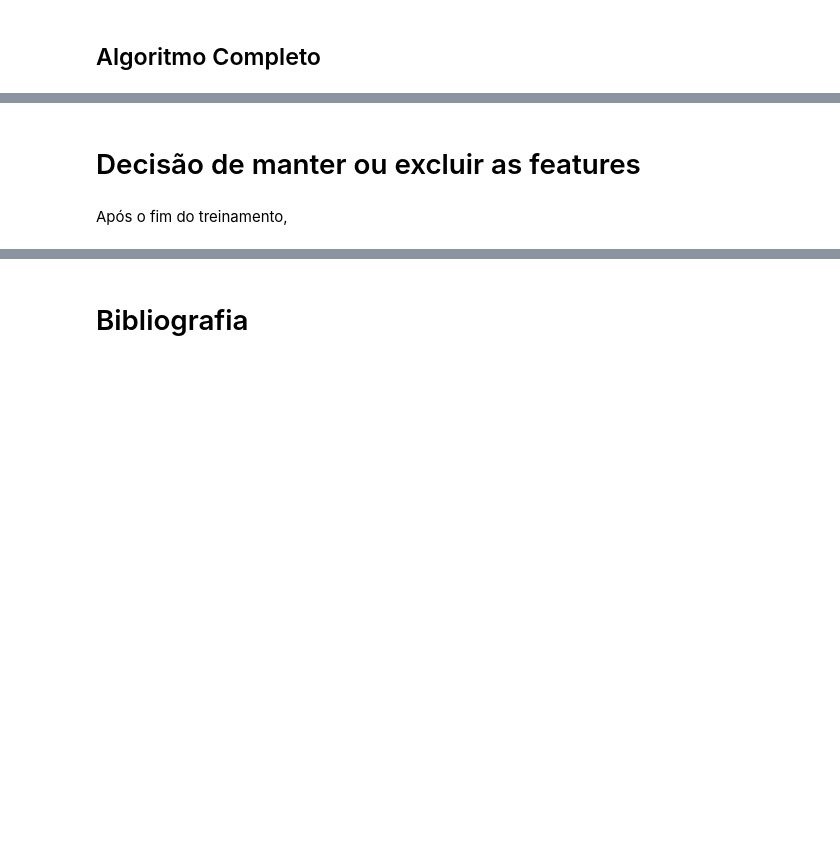
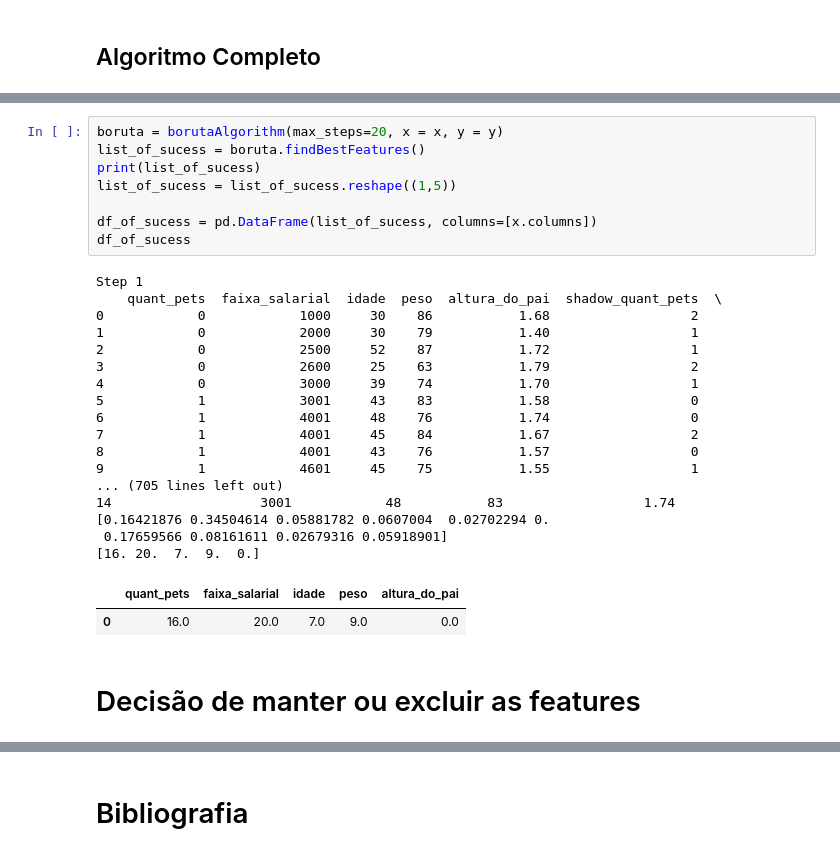
Before and after one commit to gabrielhpr/FeatureSelectionWithBoruta, a Jupyter notebook: Feature_selection_with_boruta.ipynb, the cells around one changed output, grey strips where cells are left out. Drawn from its saved outputs; the diff is of its cells as text; blank space fills up the shorter version.

Commit message:
Finalização da implementação do algoritmo Boruta

```diff
--- a/Feature_selection_with_boruta.ipynb
+++ b/Feature_selection_with_boruta.ipynb
@@ -275,4 +349,30 @@ repetimos o processo por 10 vezes, sempre marcando os pontos.
+# %%
+boruta = borutaAlgorithm(max_steps=20, x = x, y = y)
+list_of_sucess = boruta.findBestFeatures()
+print(list_of_sucess)
+list_of_sucess = list_of_sucess.reshape((1,5))
+
+df_of_sucess = pd.DataFrame(list_of_sucess, columns=[x.columns])
+df_of_sucess
+# %% [output]
+Step 1
+    quant_pets  faixa_salarial  idade  peso  altura_do_pai  shadow_quant_pets  \
+0            0            1000     30    86           1.68                  2
+1            0            2000     30    79           1.40                  1
+2            0            2500     52    87           1.72                  1
+3            0            2600     25    63           1.79                  2
+4            0            3000     39    74           1.70                  1
+5            1            3001     43    83           1.58                  0
+6            1            4001     48    76           1.74                  0
+7            1            4001     45    84           1.67                  2
+8            1            4001     43    76           1.57                  0
+9            1            4601     45    75           1.55                  1
+... (705 lines left out)
+14                   3001            48           83                  1.74
+[0.16421876 0.34504614 0.05881782 0.0607004  0.02702294 0.
+ 0.17659566 0.08161611 0.02679316 0.05918901]
+[16. 20.  7.  9.  0.]
+|  | quant_pets | faixa_salarial | idade | peso | altura_do_pai |
+| 0 | 16.0 | 20.0 | 7.0 | 9.0 | 0.0 |
 # %% [markdown]
 # Decisão de manter ou excluir as features
-# %% [markdown]
-Após o fim do treinamento,
```
Also changed, not shown: parts of 12 cells of this notebook.
